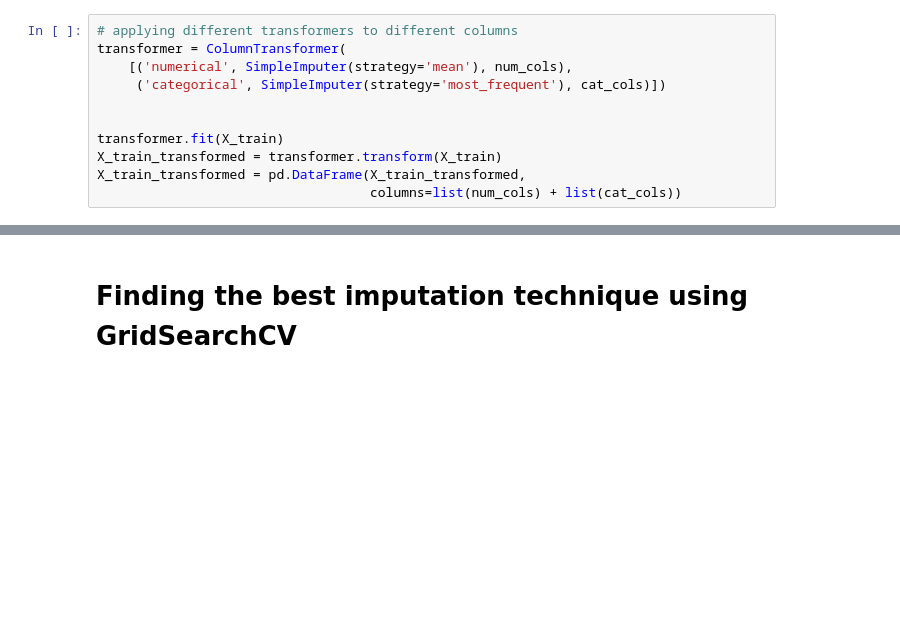
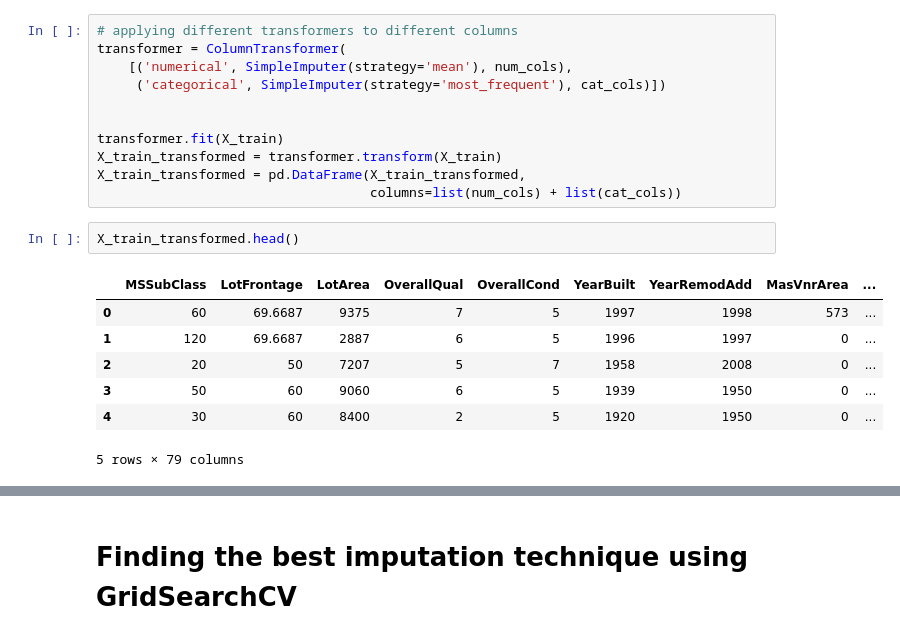
Before and after one commit to mkang32/feature-engineering, a Jupyter notebook: notebooks/1.missing_data_imputation/missing_data_imputation_summary_1.ipynb, the cells around one changed output, grey strips where cells are left out. Drawn from its saved outputs; the diff is of its cells as text; blank space fills up the shorter version.

```diff
--- a/notebooks/1.missing_data_imputation/missing_data_imputation_summary_1.ipynb
+++ b/notebooks/1.missing_data_imputation/missing_data_imputation_summary_1.ipynb
@@ -346,3 +416,13 @@ transformer.fit(X_train)
 X_train_transformed = transformer.transform(X_train)
 X_train_transformed = pd.DataFrame(X_train_transformed,
                                    columns=list(num_cols) + list(cat_cols))
+# %%
+X_train_transformed.head()
+# %% [output]
+|  | MSSubClass | LotFrontage | LotArea | OverallQual | OverallCond | YearBuilt | YearRemodAdd | MasVnrArea | ... |
+| 0 | 60 | 69.6687 | 9375 | 7 | 5 | 1997 | 1998 | 573 | ... |
+| 1 | 120 | 69.6687 | 2887 | 6 | 5 | 1996 | 1997 | 0 | ... |
+| 2 | 20 | 50 | 7207 | 5 | 7 | 1958 | 2008 | 0 | ... |
+| 3 | 50 | 60 | 9060 | 6 | 5 | 1939 | 1950 | 0 | ... |
+| 4 | 30 | 60 | 8400 | 2 | 5 | 1920 | 1950 | 0 | ... |
+5 rows × 79 columns
```
Also changed, not shown: parts of 37 cells of this notebook.
